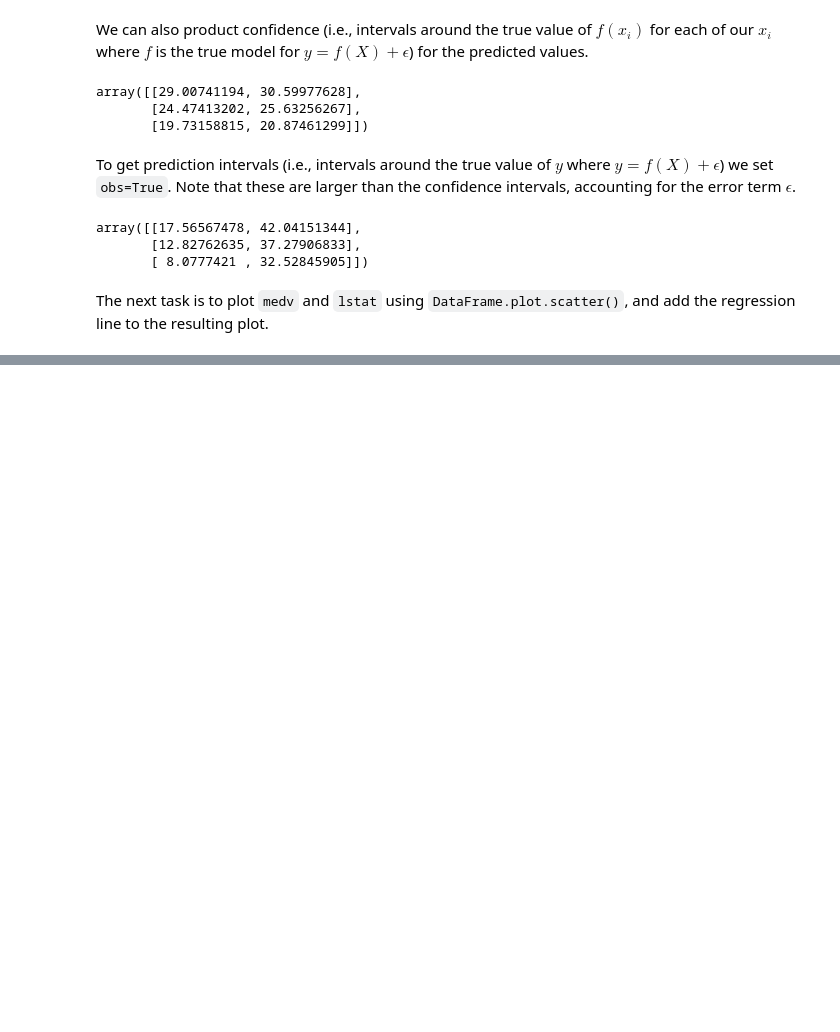
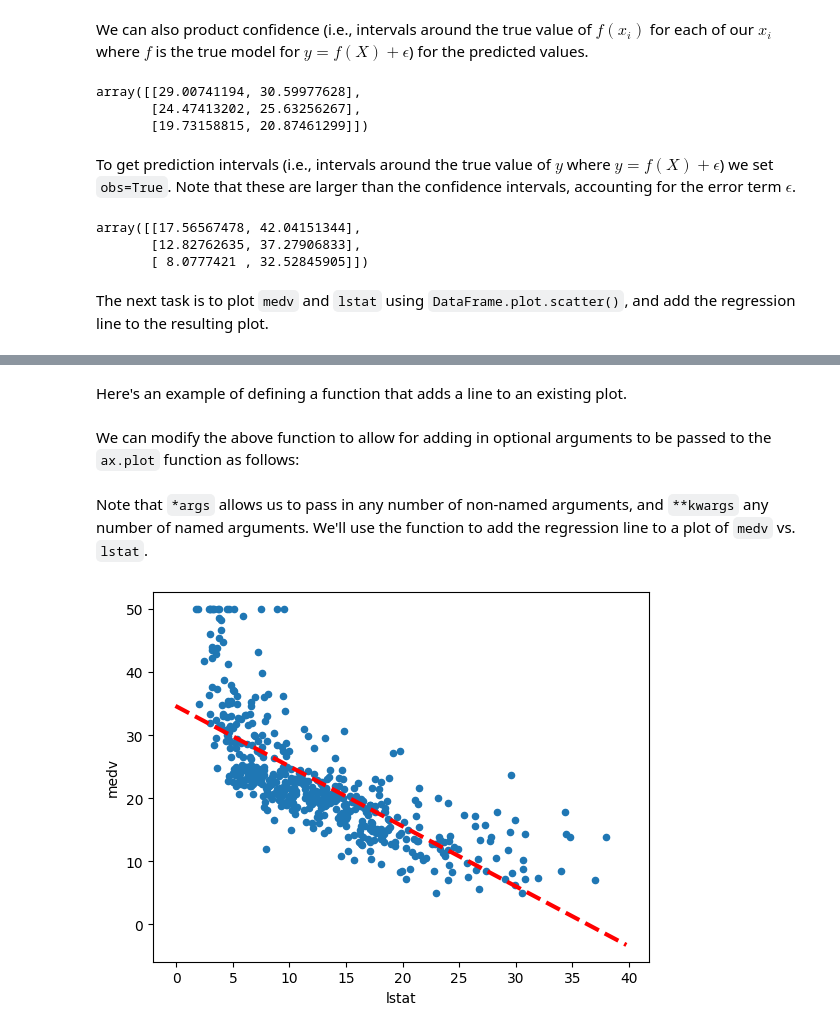
Before and after one commit to justingroves/ISLP, a Jupyter notebook: Jupyter Labs/Chapter 3 Linear Regression/3.6 Lab - Linear Regression.ipynb, the cells around one changed output, grey strips where cells are left out. Saved outputs shown, nothing was run; the diff lists cells and outputs as text; code cells hidden in the pictures; blank space fills up the shorter version.

Commit message:
Add: Completed lab 3.6 Linear Regression

```diff
--- a/Jupyter Labs/Chapter 3 Linear Regression/3.6 Lab - Linear Regression.ipynb
+++ b/Jupyter Labs/Chapter 3 Linear Regression/3.6 Lab - Linear Regression.ipynb
@@ -231,0 +234,27 @@ The next task is to plot `medv` and `lstat` using `DataFrame.plot.scatter()`, an
+# %% [markdown]
+Here's an example of defining a function that adds a line to an existing plot.
+# %%
+def abline(ax, b, m):
+    "Add a line with slome m and intercept b to ax"
+    xlim = ax.get_xlim()
+    ylim = [m * xlim[0] + b, m * xlim[1] + b]
+    ax.plot(xlim, ylim)
+# %% [markdown]
+We can modify the above function to allow for adding in optional arguments to be passed to the `ax.plot` function as follows:
+# %%
+def abline(ax, b, m, *args, **kwargs):
+    "Add a line with slome m and intercept b to ax"
+    xlim = ax.get_xlim()
+    ylim = [m * xlim[0] + b, m * xlim[1] + b]
+    ax.plot(xlim, ylim, *args, **kwargs)
+# %% [markdown]
+Note that `*args` allows us to pass in any number of non-named arguments, and `**kwargs` any number of named arguments. We'll use the function to add the regression line to a plot of `medv` vs. `lstat`.
+# %%
+ax = Boston.plot.scatter('lstat', 'medv')
+abline(ax,
+       results.params[0],
+       results.params[1],
+       'r--',
+       linewidth=3)
+# %% [output]
+[figure, added]
```
Also changed, not shown: parts of 42 cells of this notebook.
